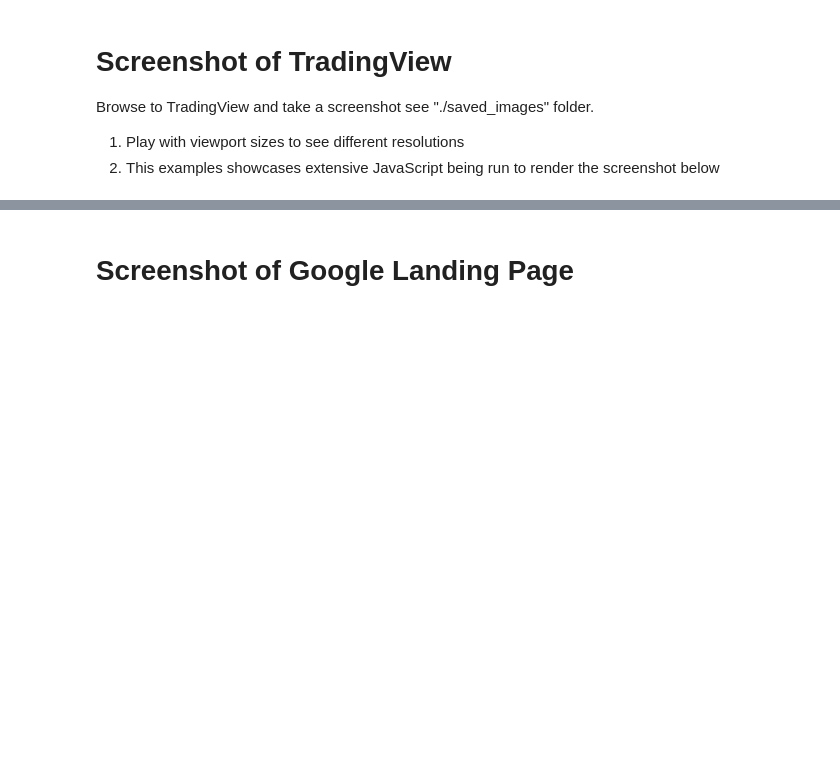
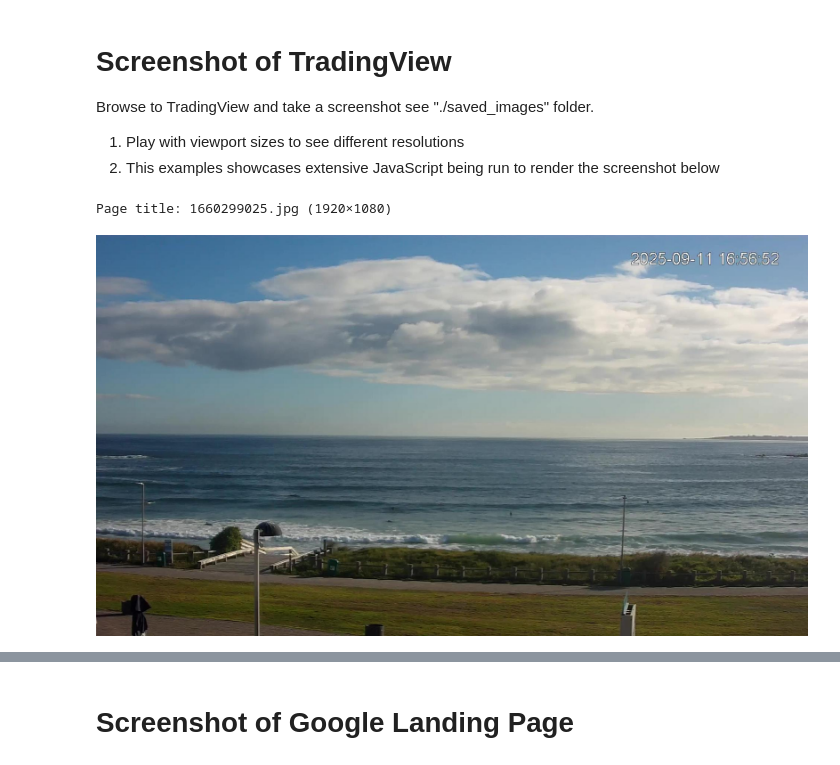
Before and after one commit to gr-repo/ai-hello-world, a Jupyter notebook: notebooks/web_crawling_notebooks/playwright_1_simple_browse.ipynb, the cells around one changed output, grey strips where cells are left out. Cells and saved outputs as stored; diff of their text form; code cells hidden in the pictures; blank space fills up the shorter version.

```diff
--- a/notebooks/web_crawling_notebooks/playwright_1_simple_browse.ipynb
+++ b/notebooks/web_crawling_notebooks/playwright_1_simple_browse.ipynb
@@ -18 +33,15 @@ Browse to TradingView and take a screenshot see "./saved_images" folder.
+# %%
+# Surfcams
+url = "https://images-webcams.windy.com/25/1660299025/current/full/1660299025.jpg" # Big Bay
+#url = "https://www.windy.com/-Webcams-Umhlanga-Rocks-Umdloti-Beach-Umdloti/webcams/1643978354?-29.707,31.113,5"
+saved_file = "./saved_images/beach_web_cam.png"
+
+# Get image
+await run_me(url, saved_file)
+
+# Display the image
+display(Image(filename=saved_file, width=800))  # Adjust width as needed
+# %% [output]
+Page title: 1660299025.jpg (1920×1080)
+[figure, added]
 # %%
```
Also changed, not shown: parts of 2 cells of this notebook, 4 other files.
